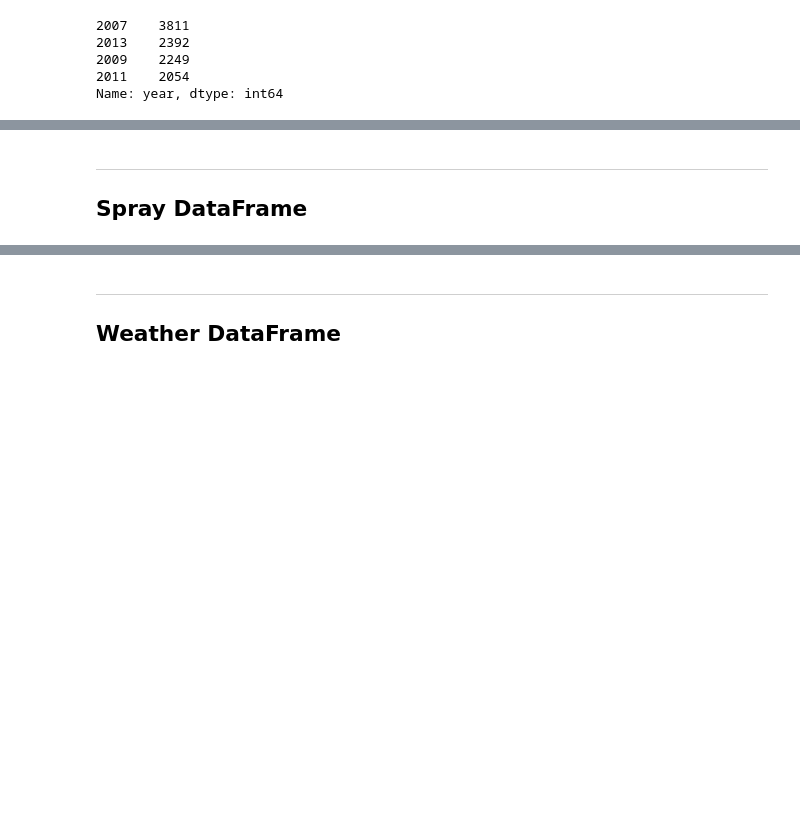
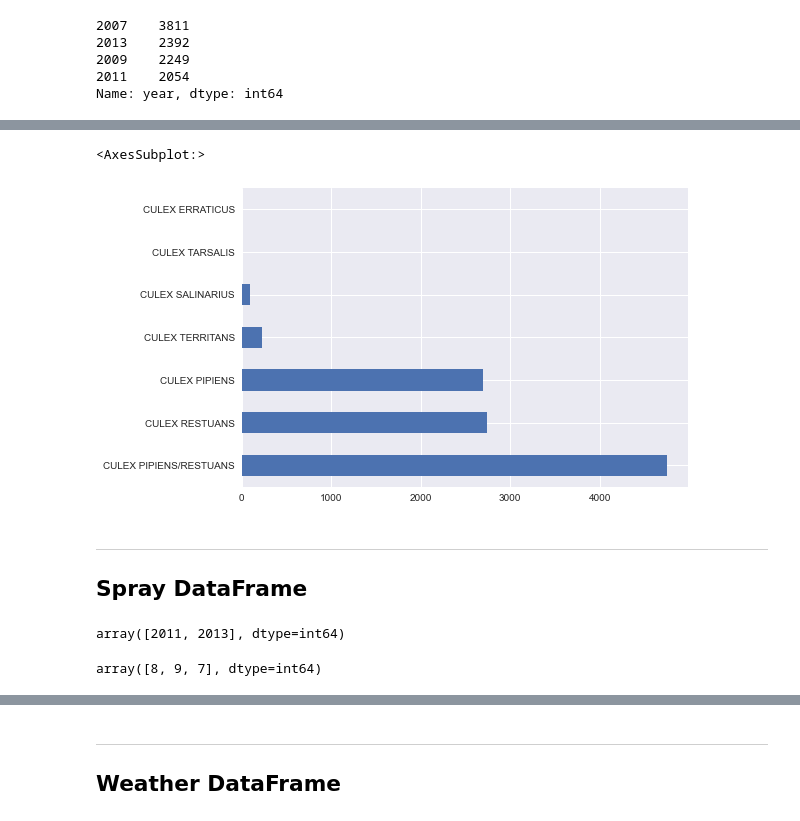
Before and after one commit to sherlocknow/DSI16_P4_G4_, a Jupyter notebook: code/projec4_files_upload.ipynb, the cells around one changed output, grey strips where cells are left out. Saved outputs shown, nothing was run; the diff lists cells and outputs as text; code cells hidden in the pictures; blank space fills up the shorter version.

```diff
--- a/code/projec4_files_upload.ipynb
+++ b/code/projec4_files_upload.ipynb
@@ -332,3 +388,14 @@ nearest_stn(train_df)
+# %%
+
+
+#train_df['Species'].plot(kind=‘bar’, figsize=(10,6));
+
+#sns.barplot(data=train_df['Species'].value_counts(), x='S')
+
+train_df['Species'].value_counts().plot(kind='barh')
+# %% [output]
+<AxesSubplot:>
+[figure, added]
 # %% [markdown]
 ---
 ## Spray DataFrame
@@ -336,0 +406,8 @@ spray_df = all_data['spray_df']
+# %%
+spray_df['Date'].dt.year.unique()
+# %% [output]
+array([2011, 2013], dtype=int64)
+# %%
+spray_df['Date'].dt.month.unique()
+# %% [output]
+array([8, 9, 7], dtype=int64)
```
Also changed, not shown: parts of 22 cells of this notebook.
